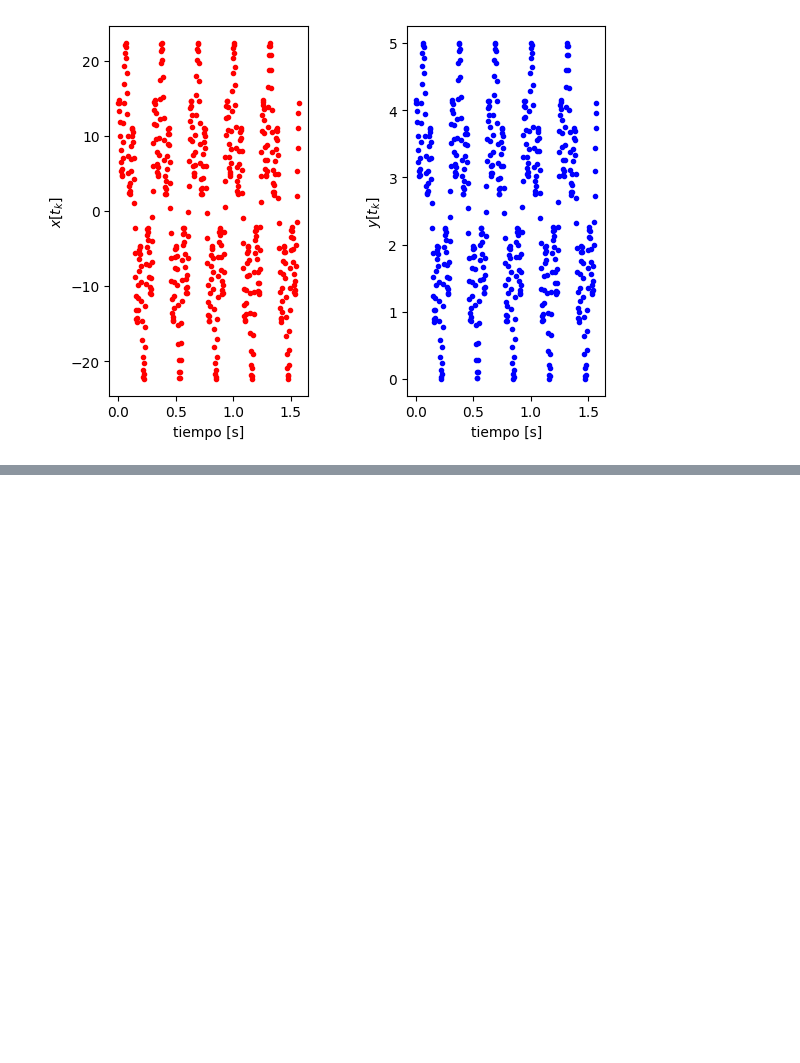
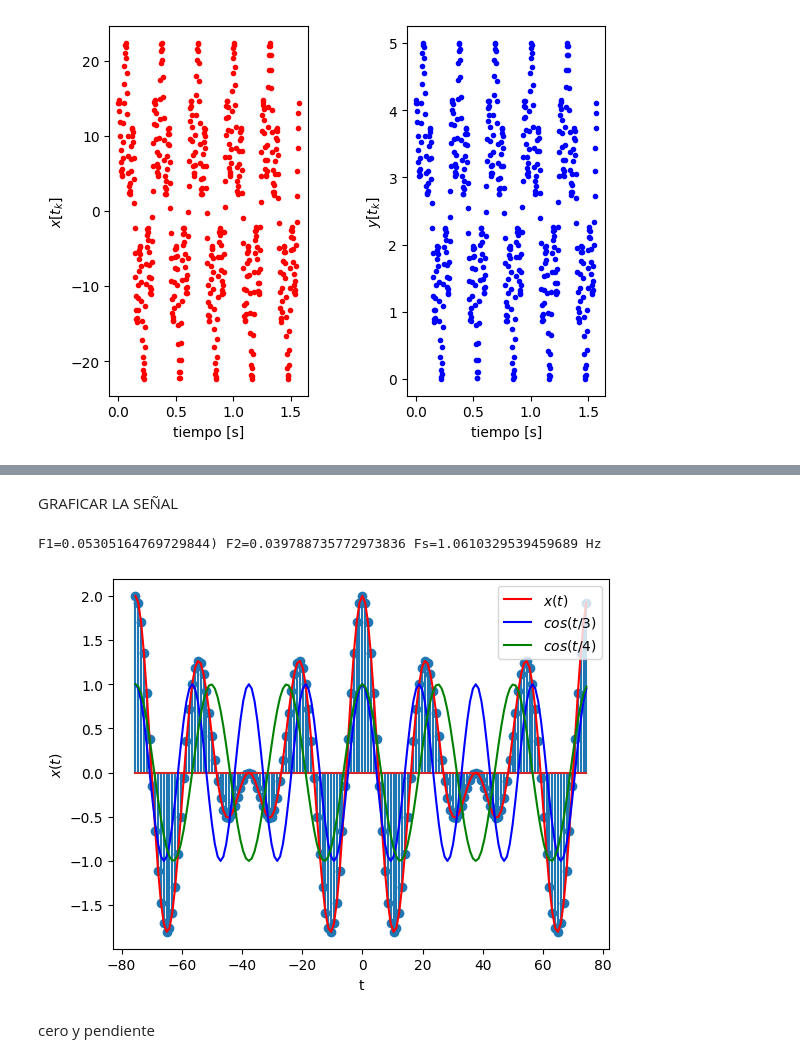
Before and after one commit to jailer2024/JAILER-CHAPID-SE-ALES-Y-SISTEMAS, a Jupyter notebook: 1_IntroduccionSyS/1_IntroNumpy_SyS.ipynb, the cells around one changed output, grey strips where cells are left out. Cells and saved outputs as stored; diff of their text form; code cells hidden in the pictures; blank space fills up the shorter version.

```diff
--- a/1_IntroduccionSyS/1_IntroNumpy_SyS.ipynb
+++ b/1_IntroduccionSyS/1_IntroNumpy_SyS.ipynb
@@ -489,0 +618,43 @@ d.shape # d es una matriz de 500 x 8, ej: la fila 1 incluye la distancia euclide
+# %% [markdown]
+GRAFICAR LA SEÑAL
+# %%
+import numpy as np
+import matplotlib.pyplot as plt
+#definir parámetros de la señal
+A1 = 1
+A2 = 1
+W1 = 1/3
+W2= 1/4
+T1 = 2*np.pi/W1
+T2 = 2*np.pi/W2
+F1 = W1/(2*np.pi)
+F2 = W2/(2*np.pi)
+#definir frecuencia de muestreo según nyquist
+Fs = 20*max(F1,F2)
+#periodo de la señal cuasiperiódica T = mcm(T1,T2)
+T = np.pi*24
+#definir vector de tiempo
+ti = -T
+tf = T
+tv = np.arange(ti, tf, 1/Fs)
+
+#construir señal
+#phi2 = 0
+x = A1*np.cos(W1*tv) + A2*np.cos(W2*tv + phi2)
+x1 = A1*np.cos(W1*tv)
+x2 = A2*np.cos(W2*tv - phi2)
+
+plt.stem(tv,x)
+plt.plot(tv,x,'r',label='$x(t)$')
+plt.plot(tv,x1,'b',label='$cos(t/3)$')
+plt.plot(tv,x2,'g',label='$cos(t/4)$')
+plt.legend()
+plt.xlabel('t')
+plt.ylabel('$x(t)$')
+plt.show
+print(f'F1={F1}) F2={F2} Fs={Fs} Hz')
+# %% [output]
+F1=0.05305164769729844) F2=0.039788735772973836 Fs=1.0610329539459689 Hz
+[figure, added]
+# %% [markdown]
+cero y pendiente
```
Also changed, not shown: parts of 12 cells of this notebook.
